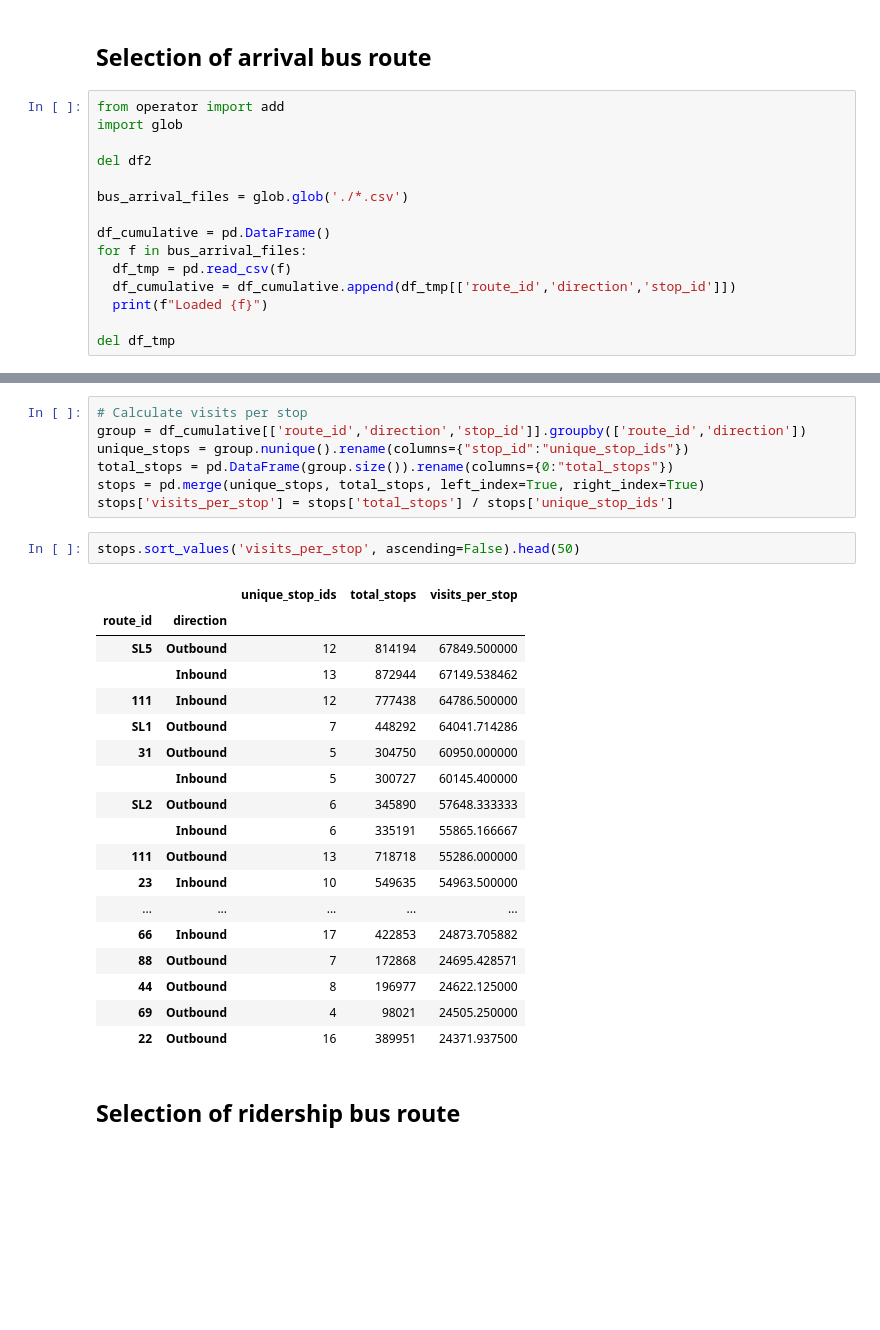
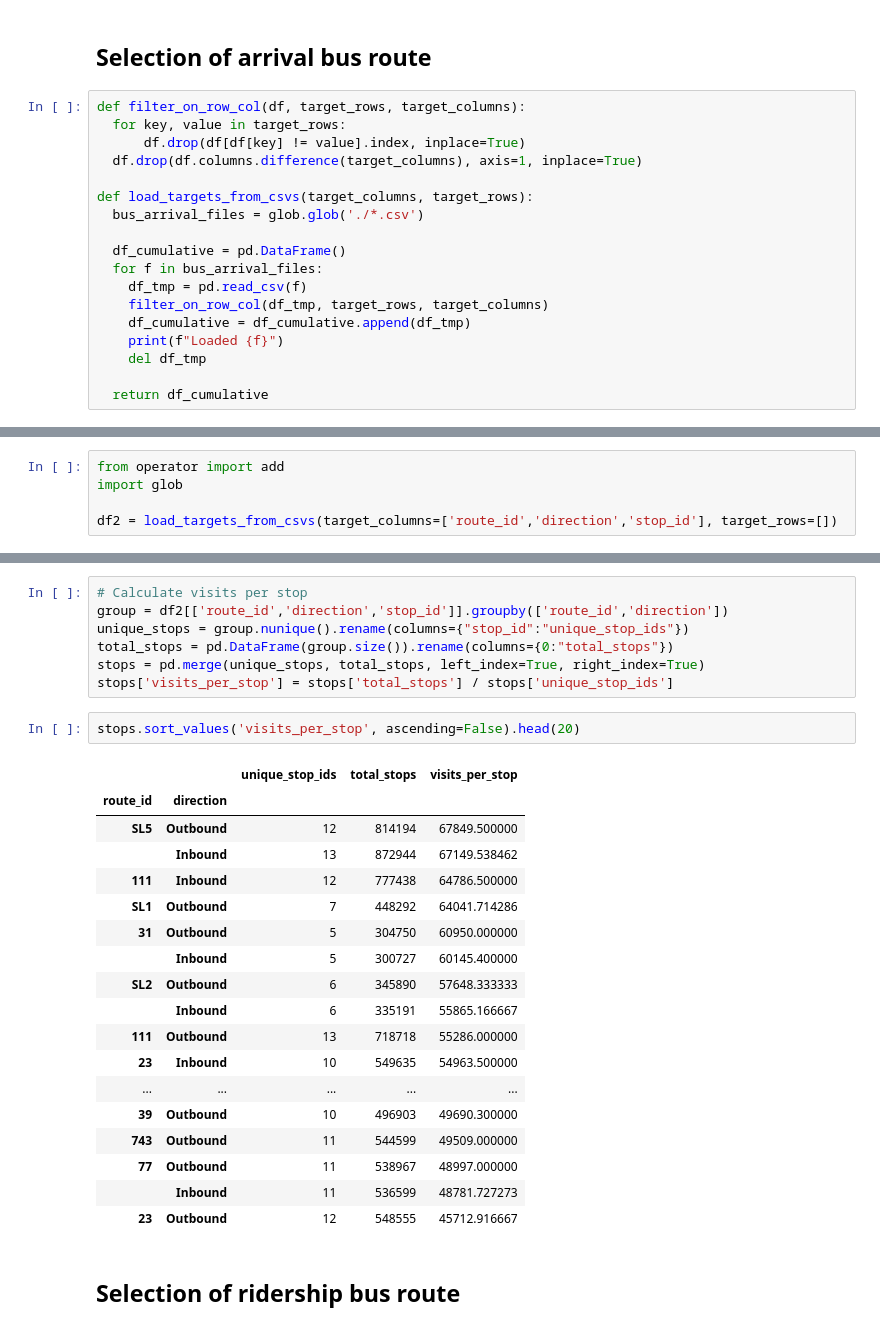
Before and after one commit to notAlex2/pgm-public-transit, a Jupyter notebook: main.ipynb, the cells around one changed output, grey strips where cells are left out. Drawn from its saved outputs; the diff is of its cells as text; blank space fills up the shorter version.

```diff
--- a/main.ipynb
+++ b/main.ipynb
@@ -140,17 +101,20 @@ df2
 # %% [markdown]
 ## Selection of arrival bus route
 # %%
-from operator import add
-import glob
+def filter_on_row_col(df, target_rows, target_columns):
+  for key, value in target_rows:
+      df.drop(df[df[key] != value].index, inplace=True)
+  df.drop(df.columns.difference(target_columns), axis=1, inplace=True)
 
-del df2
+def load_targets_from_csvs(target_columns, target_rows):
+  bus_arrival_files = glob.glob('./*.csv')
 
-bus_arrival_files = glob.glob('./*.csv')
+  df_cumulative = pd.DataFrame()
+  for f in bus_arrival_files:
+    df_tmp = pd.read_csv(f)
+    filter_on_row_col(df_tmp, target_rows, target_columns)
+    df_cumulative = df_cumulative.append(df_tmp)
+    print(f"Loaded {f}")
+    del df_tmp
 
-df_cumulative = pd.DataFrame()
-for f in bus_arrival_files:
-  df_tmp = pd.read_csv(f)
-  df_cumulative = df_cumulative.append(df_tmp[['route_id','direction','stop_id']])
-  print(f"Loaded {f}")
-
-del df_tmp
+  return df_cumulative
@@ -163,0 +121,5 @@ Loaded ./MBTA Bus Arrival Departure Jan-Mar 2019.csv
+# %%
+from operator import add
+import glob
+
+df2 = load_targets_from_csvs(target_columns=['route_id','direction','stop_id'], target_rows=[])
@@ -164,31 +133,31 @@ Loaded ./MBTA Bus Arrival Departure Jan-Mar 2019.csv
 # %%
 # Calculate visits per stop
-group = df_cumulative[['route_id','direction','stop_id']].groupby(['route_id','direction'])
+group = df2[['route_id','direction','stop_id']].groupby(['route_id','direction'])
 unique_stops = group.nunique().rename(columns={"stop_id":"unique_stop_ids"})
 total_stops = pd.DataFrame(group.size()).rename(columns={0:"total_stops"})
 stops = pd.merge(unique_stops, total_stops, left_index=True, right_index=True)
 stops['visits_per_stop'] = stops['total_stops'] / stops['unique_stop_ids']
 # %%
-stops.sort_values('visits_per_stop', ascending=False).head(50)
+stops.sort_values('visits_per_stop', ascending=False).head(20)
 # %% [output]
 |  |  | unique_stop_ids | total_stops | visits_per_stop |
 | route_id | direction |  |  |  |
 | SL5 | Outbound | 12 | 814194 | 67849.500000 |
 |  | Inbound | 13 | 872944 | 67149.538462 |
 | 111 | Inbound | 12 | 777438 | 64786.500000 |
 | SL1 | Outbound | 7 | 448292 | 64041.714286 |
 | 31 | Outbound | 5 | 304750 | 60950.000000 |
 |  | Inbound | 5 | 300727 | 60145.400000 |
 | SL2 | Outbound | 6 | 345890 | 57648.333333 |
 |  | Inbound | 6 | 335191 | 55865.166667 |
 | 111 | Outbound | 13 | 718718 | 55286.000000 |
 | 23 | Inbound | 10 | 549635 | 54963.500000 |
 | ... | ... | ... | ... | ... |
-| 66 | Inbound | 17 | 422853 | 24873.705882 |
-| 88 | Outbound | 7 | 172868 | 24695.428571 |
-| 44 | Outbound | 8 | 196977 | 24622.125000 |
-| 69 | Outbound | 4 | 98021 | 24505.250000 |
-| 22 | Outbound | 16 | 389951 | 24371.937500 |
+| 39 | Outbound | 10 | 496903 | 49690.300000 |
+| 743 | Outbound | 11 | 544599 | 49509.000000 |
+| 77 | Outbound | 11 | 538967 | 48997.000000 |
+|  | Inbound | 11 | 536599 | 48781.727273 |
+| 23 | Outbound | 12 | 548555 | 45712.916667 |
 # %% [markdown]
 ## Selection of ridership bus route
 # %%
```
Also changed, not shown: parts of 12 cells of this notebook.
